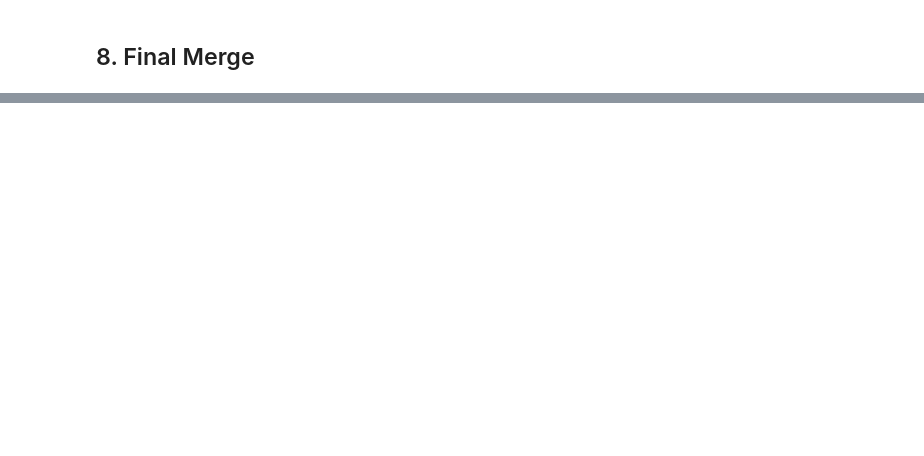
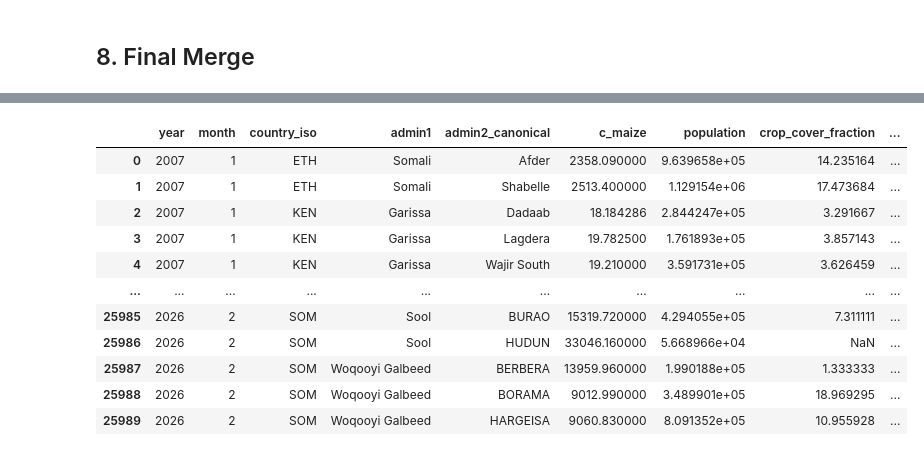
Before and after one commit to halim-jun/subnational_price_prediction, a Jupyter notebook: subnational_merge_notebook.ipynb, the cells around one changed output, grey strips where cells are left out. Saved outputs shown, nothing was run; the diff lists cells and outputs as text; code cells hidden in the pictures; blank space fills up the shorter version.

```diff
--- a/subnational_merge_notebook.ipynb
+++ b/subnational_merge_notebook.ipynb
@@ -308,8 +539,13 @@ if unmatched_crop > 0:
     crop_fallback = fuzzy_match_names(remaining_crop, canonical_names)
     crop_df_proc.loc[crop_df_proc['admin2_canonical'].isna(), 'admin2_canonical'] = remaining_crop.map(crop_fallback)
 
-crop_agg = crop_df_proc.dropna(subset=['admin2_canonical']).groupby(
-    ['admin2_canonical']
+
+# Merge Admin1 and ISO Info
+admin_info = admin_gdf[['shapeName', 'shapeISO', 'admin1']].drop_duplicates().rename(columns={'shapeName': 'admin2_canonical', 'shapeISO': 'country_iso'})
+crop_df_proc = pd.merge(crop_df_proc, admin_info, on='admin2_canonical', how='left')
+
+crop_agg = crop_df_proc.groupby(
+    ['country_iso', 'admin1', 'admin2_canonical']
 )['value'].mean().reset_index().rename(columns={'value': 'crop_cover_fraction'})
 
 print("Crop Aggregation Sample:")
@@ -329,16 +574,16 @@ Crop Aggregation Sample:
 # %%
 logger.info("Joining ACLED Data via Spatial Join...")
-acled_joined = spatial_join_points(acled_df, admin_gdf, 'LONGITUDE', 'LATITUDE')
+acled_joined = spatial_join_points(acled_df, admin_gdf, 'CENTROID_LONGITUDE', 'CENTROID_LATITUDE')
 
 acled_joined['year'] = pd.to_datetime(acled_joined['WEEK']).dt.year
 acled_joined['month'] = pd.to_datetime(acled_joined['WEEK']).dt.month
 
-acled_agg = acled_joined.dropna(subset=['admin2_canonical']).groupby(
-    ['year', 'month', 'admin2_canonical']
+acled_agg = acled_joined.groupby(
+    ['year', 'month', 'shapeISO', 'admin1', 'admin2_canonical']
 ).agg({
     'FATALITIES': 'sum',
     'EVENTS': 'count'
-}).reset_index().rename(columns={'EVENTS': 'conflict_events', 'FATALITIES': 'conflict_fatalities'})
+}).reset_index().rename(columns={'EVENTS': 'conflict_events', 'FATALITIES': 'conflict_fatalities', 'shapeISO': 'country_iso'})
 
 print("ACLED Aggregation Sample:")
 print(acled_agg.head())
@@ -348,2 +633,5 @@ KeyError: 'LONGITUDE'
 # %% [markdown]
 ## 8. Final Merge
+# %%
+pop_agg.rename(columns={'shapeISO': 'country_iso'}, inplace=True)
+spi_df
@@ -350,36 +719,49 @@ KeyError: 'LONGITUDE'
 # %%
-years = sorted(price_df['year'].unique())
-months = sorted(price_df['month'].unique())
 
-logger.info(f"Creating skeleton for {len(years)} years, {len(months)} months, {len(canonical_names)} regions...")
-master = create_master_skeleton(years, months, admin_gdf)
+# logger.info("Merging all datasets...")
 
-logger.info("Merging all datasets...")
+# merged = pd.merge(master, price_agg,
+#                     left_on=['year', 'month', 'country_iso', 'admin1', 'admin2'],
+#                     right_on=['year', 'month', 'country_iso', 'admin1', 'admin2_canonical'], how='left')
+# if 'admin2_canonical' in merged.columns:
+#     merged.drop(columns=['admin2_canonical'], inplace=True)
 
-merged = pd.merge(master, price_agg,
-                    left_on=['year', 'month', 'admin2'],
-                    right_on=['year', 'month', 'admin2_canonical'], how='left')
-if 'admin2_canonical' in merged.columns:
-    merged.drop(columns=['admin2_canonical'], inplace=True)
-
-merged = pd.merge(merged, pop_agg,
-                    left_on='admin2', right_on='admin2_canonical', how='left')
-if 'admin2_canonical' in merged.columns:
-    merged.drop(columns=['admin2_canonical'], inplace=True)
-
+merged = pd.merge(price_agg, pop_agg,
+                    left_on=['country_iso', 'admin1', 'admin2_canonical'], right_on=['country_iso', 'admin1', 'admin2_canonical'], how='left')
+# if 'admin2_canonical' in merged.columns:
+#     merged.drop(columns=['admin2_canonical'], inplace=True)
+print(merged.head())
 merged = pd.merge(merged, crop_agg,
-                    left_on='admin2', right_on='admin2_canonical', how='left')
-if 'admin2_canonical' in merged.columns:
-    merged.drop(columns=['admin2_canonical'], inplace=True)
+                    left_on=['country_iso', 'admin1', 'admin2_canonical'], right_on=['country_iso', 'admin1', 'admin2_canonical'], how='left')
+# if 'admin2_canonical' in merged.columns:
+#     merged.drop(columns=['admin2_canonical'], inplace=True)
 
 merged = pd.merge(merged, acled_agg,
-                    left_on=['year', 'month', 'admin2'],
-                    right_on=['year', 'month', 'admin2_canonical'], how='left')
-if 'admin2_canonical' in merged.columns:
-    merged.drop(columns=['admin2_canonical'], inplace=True)
+                    left_on=['year', 'month', 'country_iso', 'admin1', 'admin2_canonical'],
+                    right_on=['year', 'month', 'country_iso', 'admin1', 'admin2_canonical'], how='left')
+# if 'admin2_canonical' in merged.columns:
+#     merged.drop(columns=['admin2_canonical'], inplace=True)
 
 merged['conflict_events'] = merged['conflict_events'].fillna(0)
 merged['conflict_fatalities'] = merged['conflict_fatalities'].fillna(0)
 
-logger.info(f"Final merged shape: {merged.shape}")
-print(merged.head())
+# logger.info(f"Final merged shape: {merged.shape}")
+
+# Merge Macro Data (Global/Timeseries)
+if not macro_df.empty:
+    merged = pd.merge(merged, macro_df, on=['year', 'month'], how='left')
+    logger.info(f"Merged Macro data. Shape: {merged.shape}")
+merged
+
+# Merge Night Lights (Yearly)
+if 'night_lights_df' in locals() and not night_lights_df.empty:
+    # Rename admin2 to match master if needed, or just merge on admin2
+    # Master has 'admin2' (from admin_gdf shapeName).
+    # Night lights has 'admin2' (from admin_gdf shapeName).
+
+    # We merge on country, admin2, year
+    merged = pd.merge(merged, night_lights_df[['country_iso', 'admin2', 'year', 'night_light_mean']],
+                     on=['country_iso', 'admin2', 'year'],
+                     how='left')
+    logger.info(f"Merged Night Lights data. Shape: {merged.shape}")
+# %% [output]
@@ -385,0 +782,12 @@ print(merged.head())
+|  | year | month | country_iso | admin1 | admin2_canonical | c_maize | population | crop_cover_fraction | ... |
+| 0 | 2007 | 1 | ETH | Somali | Afder | 2358.090000 | 9.639658e+05 | 14.235164 | ... |
+| 1 | 2007 | 1 | ETH | Somali | Shabelle | 2513.400000 | 1.129154e+06 | 17.473684 | ... |
+| 2 | 2007 | 1 | KEN | Garissa | Dadaab | 18.184286 | 2.844247e+05 | 3.291667 | ... |
+| 3 | 2007 | 1 | KEN | Garissa | Lagdera | 19.782500 | 1.761893e+05 | 3.857143 | ... |
+| 4 | 2007 | 1 | KEN | Garissa | Wajir South | 19.210000 | 3.591731e+05 | 3.626459 | ... |
+| ... | ... | ... | ... | ... | ... | ... | ... | ... | ... |
+| 25985 | 2026 | 2 | SOM | Sool | BURAO | 15319.720000 | 4.294055e+05 | 7.311111 | ... |
+| 25986 | 2026 | 2 | SOM | Sool | HUDUN | 33046.160000 | 5.668966e+04 | NaN | ... |
+| 25987 | 2026 | 2 | SOM | Woqooyi Galbeed | BERBERA | 13959.960000 | 1.990188e+05 | 1.333333 | ... |
+| 25988 | 2026 | 2 | SOM | Woqooyi Galbeed | BORAMA | 9012.990000 | 3.489901e+05 | 18.969295 | ... |
+| 25989 | 2026 | 2 | SOM | Woqooyi Galbeed | HARGEISA | 9060.830000 | 8.091352e+05 | 10.955928 | ... |
```
Also changed, not shown: parts of 25 cells of this notebook.
